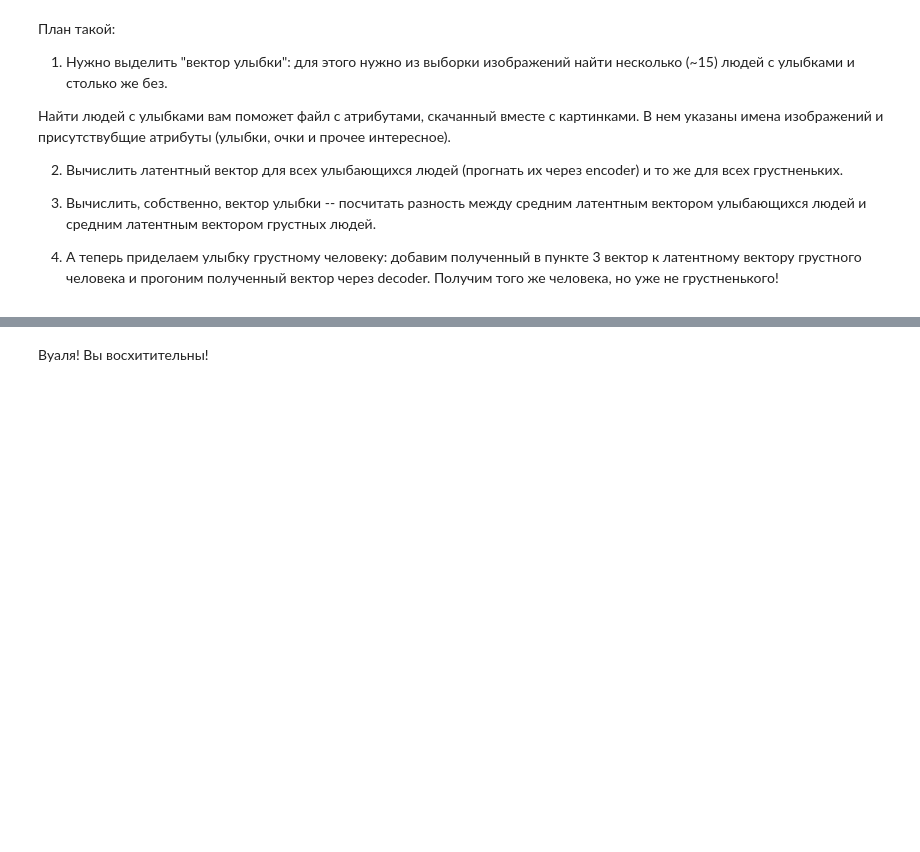
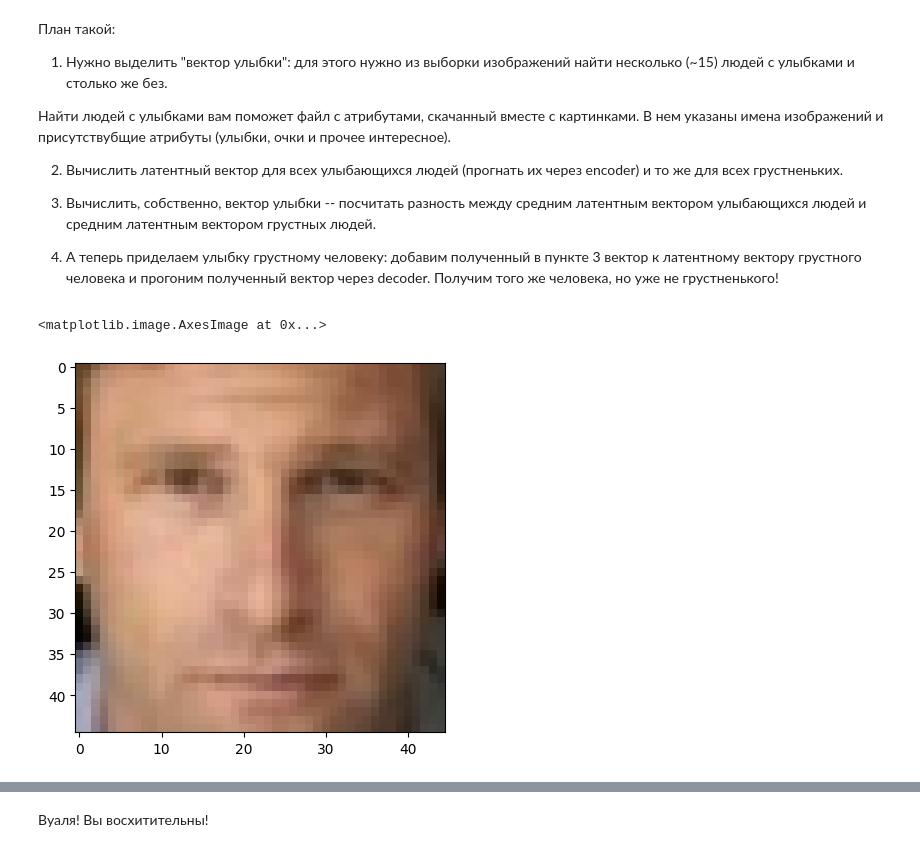
Before and after one commit to DeckardNine/DeckardNine, a Jupyter notebook: week_10_AE_VAE/Homework/hw_7_autoencoders.ipynb, the cells around one changed output, grey strips where cells are left out. Cells and saved outputs as stored; diff of their text form; code cells hidden in the pictures; blank space fills up the shorter version.

```diff
--- a/week_10_AE_VAE/Homework/hw_7_autoencoders.ipynb
+++ b/week_10_AE_VAE/Homework/hw_7_autoencoders.ipynb
@@ -320,0 +355,5 @@ output = <скормите z декодеру>
+# %%
+plt.imshow(images[0].permute(1,2,0))
+# %% [output]
+<matplotlib.image.AxesImage at 0x...>
+[figure, added]
```
Also changed, not shown: parts of 24 cells of this notebook.
